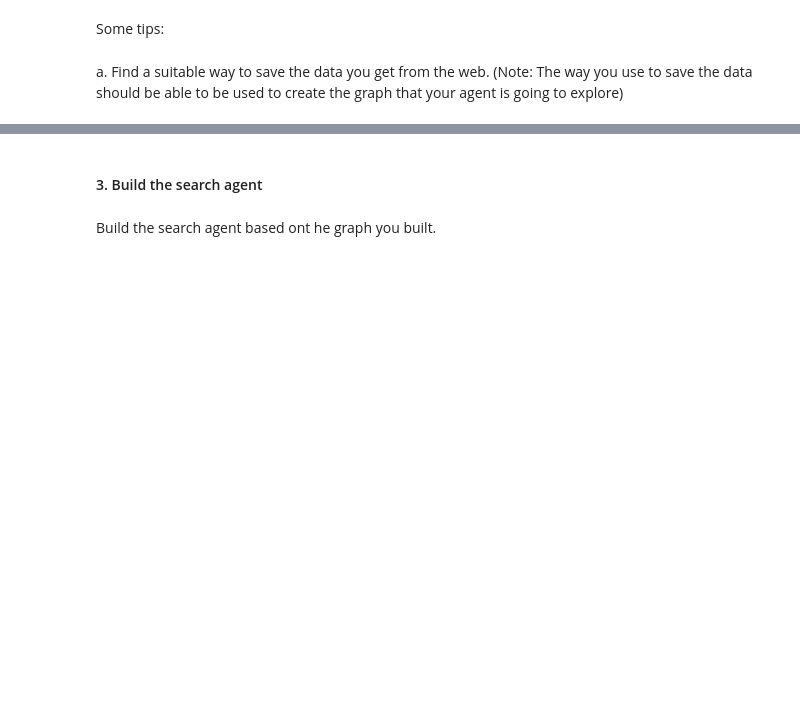
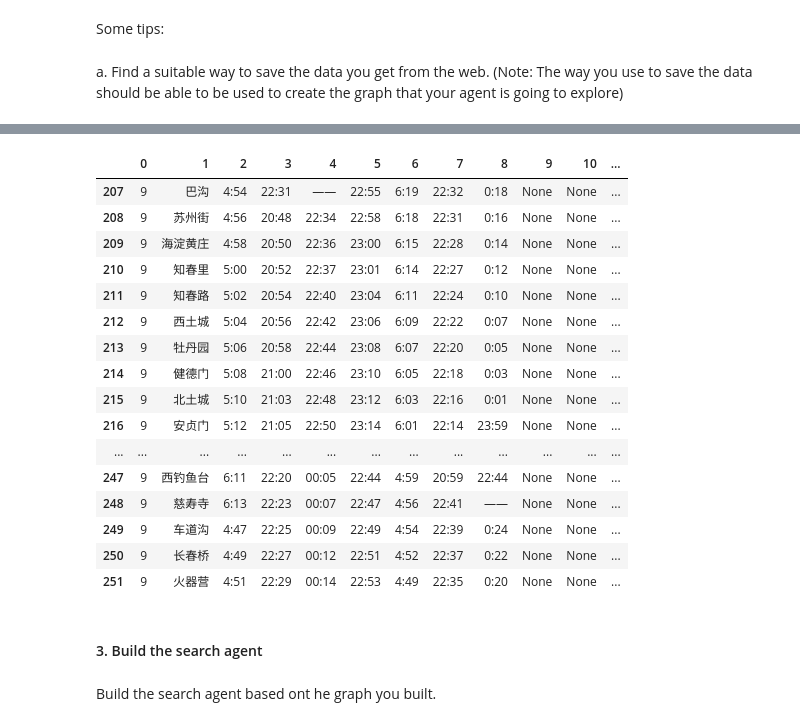
Before and after one commit to howling0/NLP_Assignments, a Jupyter notebook: w2/Assignment_02.ipynb, the cells around one changed output, grey strips where cells are left out. Drawn from its saved outputs; the diff is of its cells as text; code cells hidden in the pictures; blank space fills up the shorter version.

```diff
--- a/w2/Assignment_02.ipynb
+++ b/w2/Assignment_02.ipynb
@@ -72,0 +229,2 @@ a. Find a suitable way to save the data you get from the web. (Note: The way you
+# %%
+lines = get_lines(clean)
@@ -72,0 +251,31 @@ a. Find a suitable way to save the data you get from the web. (Note: The way you
+# %%
+def get_structured_data(clean_html, lines):
+    '''
+    获取结构化数据，保存一份全表数据，以备后用
+    '''
+    structured_data = []
+    # 获取所有时刻表
+    tables = clean.find_all("tbody")
+
+    assert(len(tables) == len(lines))
+
+    for i,table in enumerate(tables):
+        line = lines[i]
+        # 获取所有行元素
+        rows = table.find_all("tr")
+        for row in rows:
+            row_info = []
+            # 记录线路编号
+            row_info.append(i)
+            # 获取站名
+            station = row.findChild("th").getText().strip()
+            row_info.append(station)
+            # 获取所有单元格
+            cells = row.find_all("td")
+            for cell in cells:
+                time = cell.getText().strip()
+                row_info.append(time)
+            structured_data.append(row_info)
+    return structured_data
+# %%
+data = get_structured_data(clean_html, lines)
@@ -73 +285,23 @@ a. Find a suitable way to save the data you get from the web. (Note: The way you
+# %%
+data_x = pd.DataFrame(data)
+# %%
+data_x.loc[data_x[0] == 9]
+# %% [output]
+|  | 0 | 1 | 2 | 3 | 4 | 5 | 6 | 7 | 8 | 9 | 10 | ... |
+| 207 | 9 | 巴沟 | 4:54 | 22:31 | ―― | 22:55 | 6:19 | 22:32 | 0:18 | None | None | ... |
+| 208 | 9 | 苏州街 | 4:56 | 20:48 | 22:34 | 22:58 | 6:18 | 22:31 | 0:16 | None | None | ... |
+| 209 | 9 | 海淀黄庄 | 4:58 | 20:50 | 22:36 | 23:00 | 6:15 | 22:28 | 0:14 | None | None | ... |
+| 210 | 9 | 知春里 | 5:00 | 20:52 | 22:37 | 23:01 | 6:14 | 22:27 | 0:12 | None | None | ... |
+| 211 | 9 | 知春路 | 5:02 | 20:54 | 22:40 | 23:04 | 6:11 | 22:24 | 0:10 | None | None | ... |
+| 212 | 9 | 西土城 | 5:04 | 20:56 | 22:42 | 23:06 | 6:09 | 22:22 | 0:07 | None | None | ... |
+| 213 | 9 | 牡丹园 | 5:06 | 20:58 | 22:44 | 23:08 | 6:07 | 22:20 | 0:05 | None | None | ... |
+| 214 | 9 | 健德门 | 5:08 | 21:00 | 22:46 | 23:10 | 6:05 | 22:18 | 0:03 | None | None | ... |
+| 215 | 9 | 北土城 | 5:10 | 21:03 | 22:48 | 23:12 | 6:03 | 22:16 | 0:01 | None | None | ... |
+| 216 | 9 | 安贞门 | 5:12 | 21:05 | 22:50 | 23:14 | 6:01 | 22:14 | 23:59 | None | None | ... |
+| ... | ... | ... | ... | ... | ... | ... | ... | ... | ... | ... | ... | ... |
+| 247 | 9 | 西钓鱼台 | 6:11 | 22:20 | 00:05 | 22:44 | 4:59 | 20:59 | 22:44 | None | None | ... |
+| 248 | 9 | 慈寿寺 | 6:13 | 22:23 | 00:07 | 22:47 | 4:56 | 22:41 | ―― | None | None | ... |
+| 249 | 9 | 车道沟 | 4:47 | 22:25 | 00:09 | 22:49 | 4:54 | 22:39 | 0:24 | None | None | ... |
+| 250 | 9 | 长春桥 | 4:49 | 22:27 | 00:12 | 22:51 | 4:52 | 22:37 | 0:22 | None | None | ... |
+| 251 | 9 | 火器营 | 4:51 | 22:29 | 00:14 | 22:53 | 4:49 | 22:35 | 0:20 | None | None | ... |
 # %%
```
Also changed, not shown: parts of 30 cells of this notebook, 2 other files.
